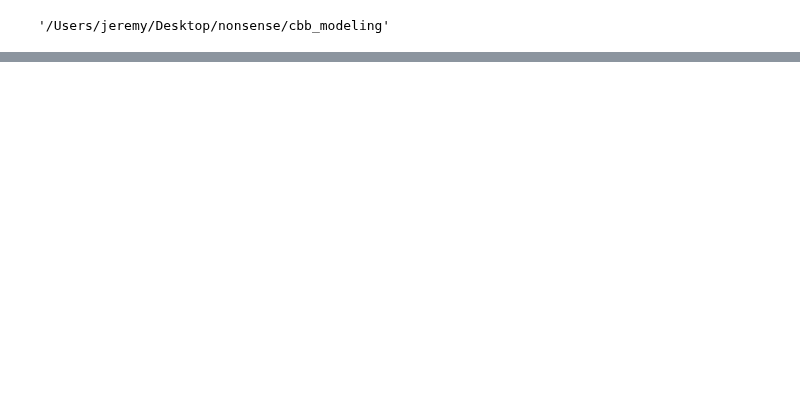
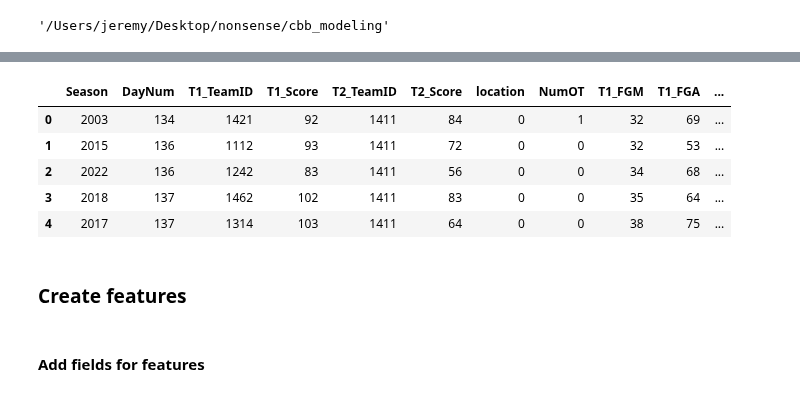
Before and after one commit to jeremypmobley/nonsense, a Jupyter notebook: cbb_modeling/cbb_modeling_2025.ipynb, the cells around one changed output, grey strips where cells are left out. Cells and saved outputs as stored; diff of their text form; code cells hidden in the pictures; blank space fills up the shorter version.

```diff
--- a/cbb_modeling/cbb_modeling_2025.ipynb
+++ b/cbb_modeling/cbb_modeling_2025.ipynb
@@ -94,0 +45,17 @@ train_df = tourney_detailed_results.copy()
+# %%
+def add_in_team_names(df, teams):
+    """ Function to add in team names to an existing pandas dataframe with WTeamID and LTeamID fields """
+    df = pd.merge(left=df, right=teams[['TeamID', 'TeamName']],
+        left_on='WTeamID', right_on='TeamID', how='inner')
+    df = df.rename( columns = { 'TeamName' : 'WTeamName'})
+    df = df.drop(['TeamID'], axis=1)
+    df = pd.merge(left=df, right=teams[['TeamID', 'TeamName']],
+        left_on='LTeamID', right_on='TeamID', how='inner')
+    df = df.rename( columns = { 'TeamName' : 'LTeamName'})
+    df = df.drop(['TeamID'], axis=1)
+    return df
+# %%
+tourney_compact_results = add_in_team_names(df = tourney_compact_results, teams = teams)
+print(tourney_compact_results.shape)
+tourney_detailed_results = add_in_team_names(df = tourney_detailed_results, teams = teams)
+print(tourney_detailed_results.shape)
@@ -94,0 +72,26 @@ train_df = tourney_detailed_results.copy()
+# %%
+def prepare_data(df):
+    dfswap = df[['Season', 'DayNum', 'LTeamID', 'LScore', 'WTeamID', 'WScore', 'WLoc', 'NumOT',
+    'LFGM', 'LFGA', 'LFGM3', 'LFGA3', 'LFTM', 'LFTA', 'LOR', 'LDR', 'LAst', 'LTO', 'LStl', 'LBlk', 'LPF',
+    'WFGM', 'WFGA', 'WFGM3', 'WFGA3', 'WFTM', 'WFTA', 'WOR', 'WDR', 'WAst', 'WTO', 'WStl', 'WBlk', 'WPF']]
+
+    dfswap.loc[df['WLoc'] == 'H', 'WLoc'] = 'A'
+    dfswap.loc[df['WLoc'] == 'A', 'WLoc'] = 'H'
+    df.columns.values[6] = 'location'
+    dfswap.columns.values[6] = 'location'
+
+    df.columns = [x.replace('W','T1_').replace('L','T2_') for x in list(df.columns)]
+    dfswap.columns = [x.replace('L','T1_').replace('W','T2_') for x in list(dfswap.columns)]
+
+    output = pd.concat([df, dfswap]).reset_index(drop=True)
+    output.loc[output.location=='N','location'] = '0'
+    output.loc[output.location=='H','location'] = '1'
+    output.loc[output.location=='A','location'] = '-1'
+    output.location = output.location.astype(int)
+
+    output['PointDiff'] = output['T1_Score'] - output['T2_Score']
+
+    return output
+# %%
+regular_data = prepare_data(reg_season_detailed_results)
+tourney_data = prepare_data(tourney_detailed_results)
@@ -94,0 +101,13 @@ train_df = tourney_detailed_results.copy()
+# %%
+tourney_data.head()
+# %% [output]
+|  | Season | DayNum | T1_TeamID | T1_Score | T2_TeamID | T2_Score | location | NumOT | T1_FGM | T1_FGA | ... |
+| 0 | 2003 | 134 | 1421 | 92 | 1411 | 84 | 0 | 1 | 32 | 69 | ... |
+| 1 | 2015 | 136 | 1112 | 93 | 1411 | 72 | 0 | 0 | 32 | 53 | ... |
+| 2 | 2022 | 136 | 1242 | 83 | 1411 | 56 | 0 | 0 | 34 | 68 | ... |
+| 3 | 2018 | 137 | 1462 | 102 | 1411 | 83 | 0 | 0 | 35 | 64 | ... |
+| 4 | 2017 | 137 | 1314 | 103 | 1411 | 64 | 0 | 0 | 38 | 75 | ... |
+# %% [markdown]
+### Create features
+# %% [markdown]
+#### Add fields for features
```
Also changed, not shown: parts of 122 cells of this notebook.
